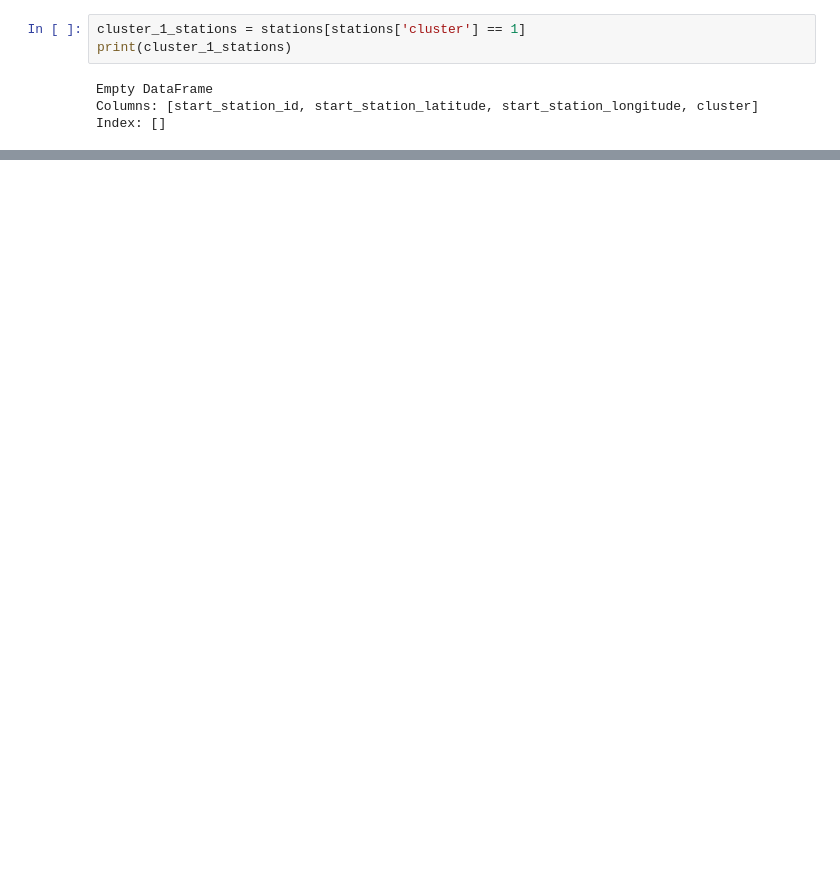
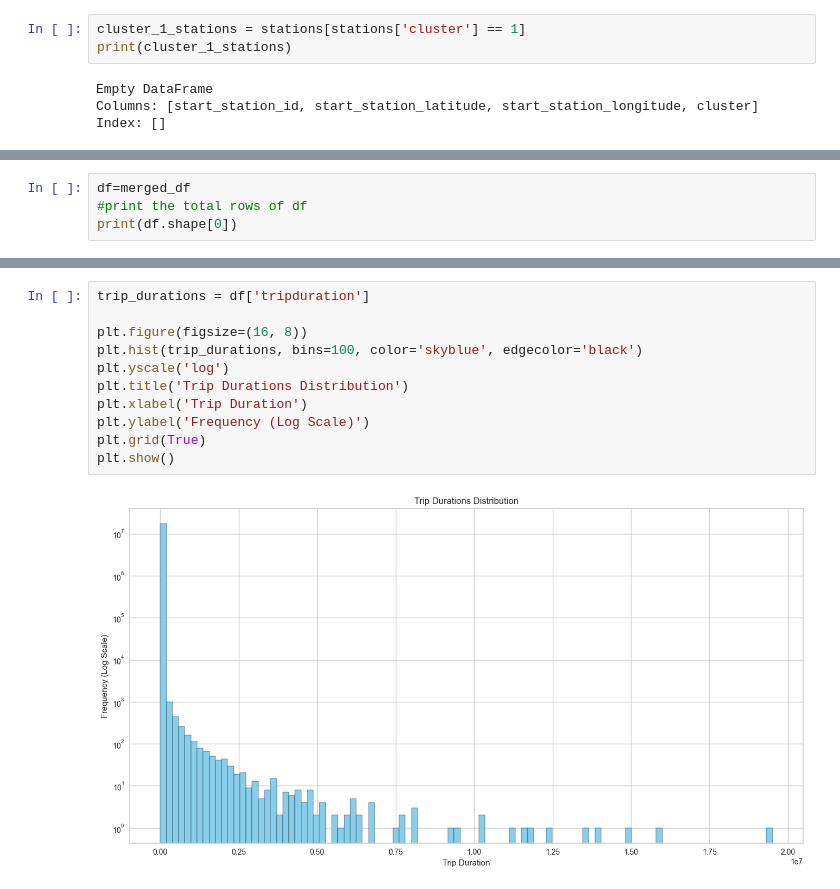
Before and after one commit to babisspgit/ABI-spirt, a Jupyter notebook: project.ipynb, the cells around one changed output, grey strips where cells are left out. Drawn from its saved outputs; the diff is of its cells as text; blank space fills up the shorter version.

```diff
--- a/project.ipynb
+++ b/project.ipynb
@@ -205,3 +214,7 @@ merged_df.head(300)
 | 298 | 298 | 291 | 2018-01-11 11:59:57.202 | 2018-01-11 12:04:49.054 | 72.0 | 40.767272 | ... |
 | 299 | 299 | 1067 | 2018-01-11 12:00:32.368 | 2018-01-11 12:18:19.582 | 72.0 | 40.767272 | ... |
 300 rows × 15 columns
+# %%
+df=merged_df
+#print the total rows of df
+print(df.shape[0])
@@ -207,0 +236,13 @@ merged_df.head(300)
+# %%
+trip_durations = df['tripduration']
+
+plt.figure(figsize=(16, 8))
+plt.hist(trip_durations, bins=100, color='skyblue', edgecolor='black')
+plt.yscale('log')
+plt.title('Trip Durations Distribution')
+plt.xlabel('Trip Duration')
+plt.ylabel('Frequency (Log Scale)')
+plt.grid(True)
+plt.show()
+# %% [output]
+[figure, added]
```
Also changed, not shown: parts of 22 cells of this notebook.
